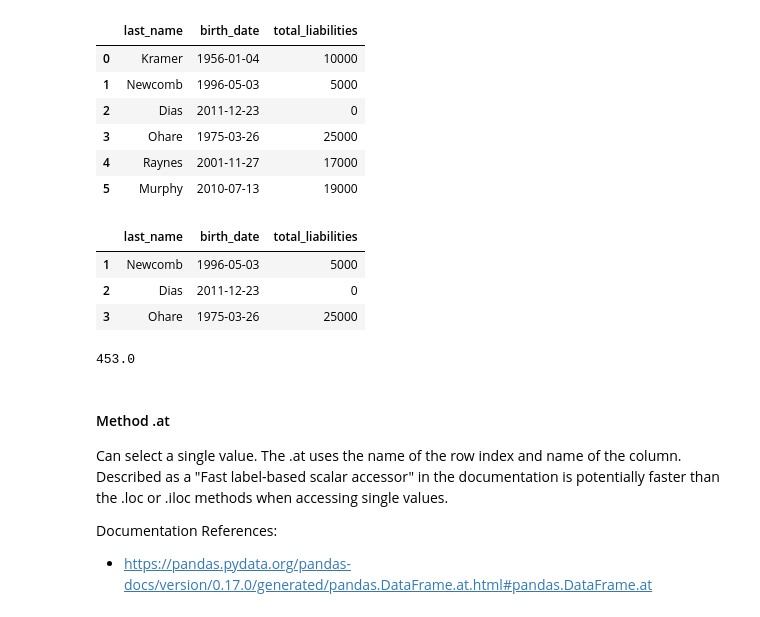
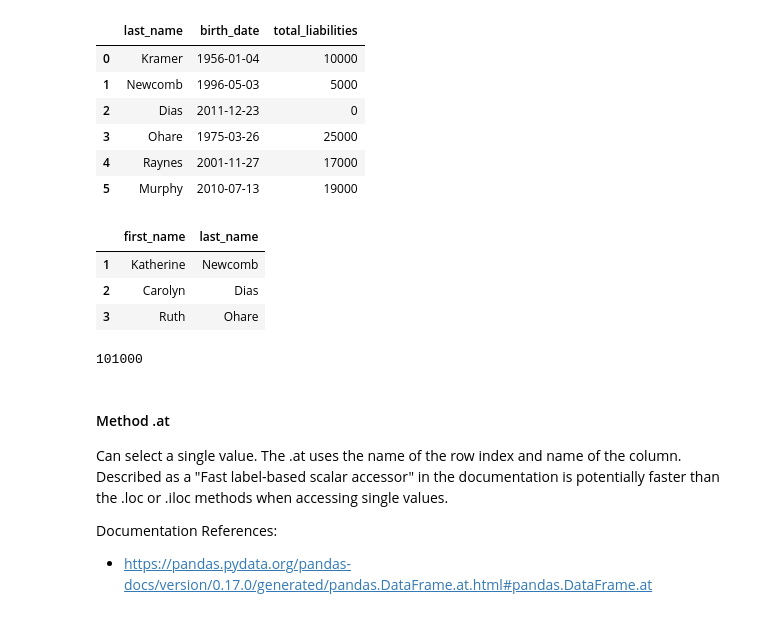
Before and after one commit to fgonzaleumbc/DATA601, a Jupyter notebook: Lecture05/14_Pandas_Dataframes.ipynb, the cells around one changed output. Cells and saved outputs as stored; diff of their text form; code cells hidden in the pictures.

```diff
--- a/Lecture05/14_Pandas_Dataframes.ipynb
+++ b/Lecture05/14_Pandas_Dataframes.ipynb
@@ -630,17 +630,17 @@ df_names.iloc[:,1:4]
 | 5 | Murphy | 2010-07-13 | 19000 |
 # %%
 # Data from rows in index 1 thru 3 and columns in index 1 thru 3.
-df_names.iloc[1:4,1:4]
+df_names.iloc[1:4, 0:2]
 # %% [output]
-|  | last_name | birth_date | total_liabilities |
-| 1 | Newcomb | 1996-05-03 | 5000 |
-| 2 | Dias | 2011-12-23 | 0 |
-| 3 | Ohare | 1975-03-26 | 25000 |
+|  | first_name | last_name |
+| 1 | Katherine | Newcomb |
+| 2 | Carolyn | Dias |
+| 3 | Ruth | Ohare |
 # %%
 # For getting a single value in the specified location.
-df_names.iloc[1, 4]
+df_names.iloc[1, 5]
 # %% [output]
-453.0
+101000
 # %% [markdown]
 #### Method .at
 Can select a single value. The .at uses the name of the row index and name of the column. Described as a "Fast label-based scalar accessor" in the documentation is potentially faster than the .loc or .iloc methods when accessing single values.
```
Also changed, not shown: parts of 86 cells of this notebook, 1 other file.
